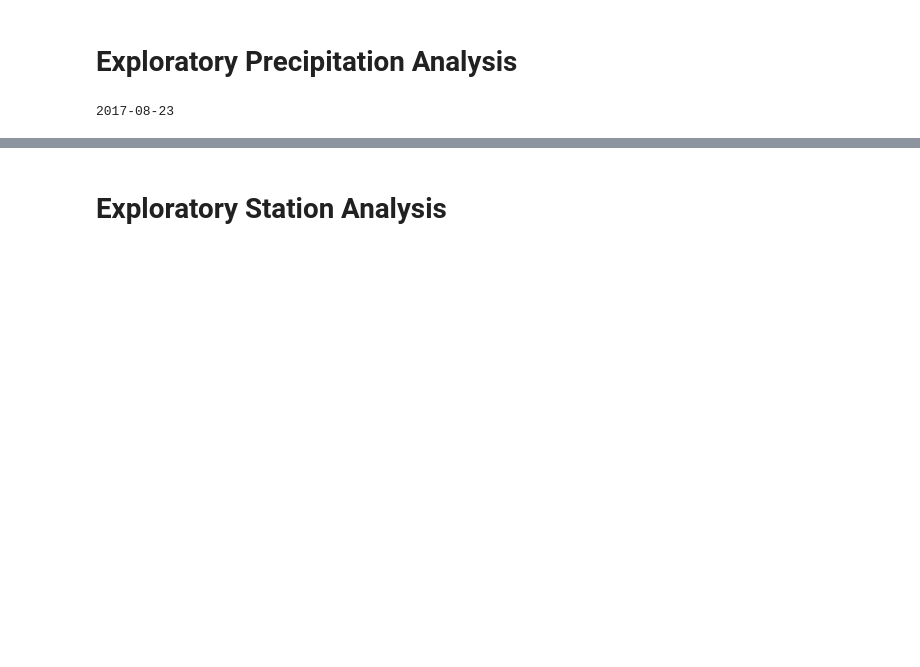
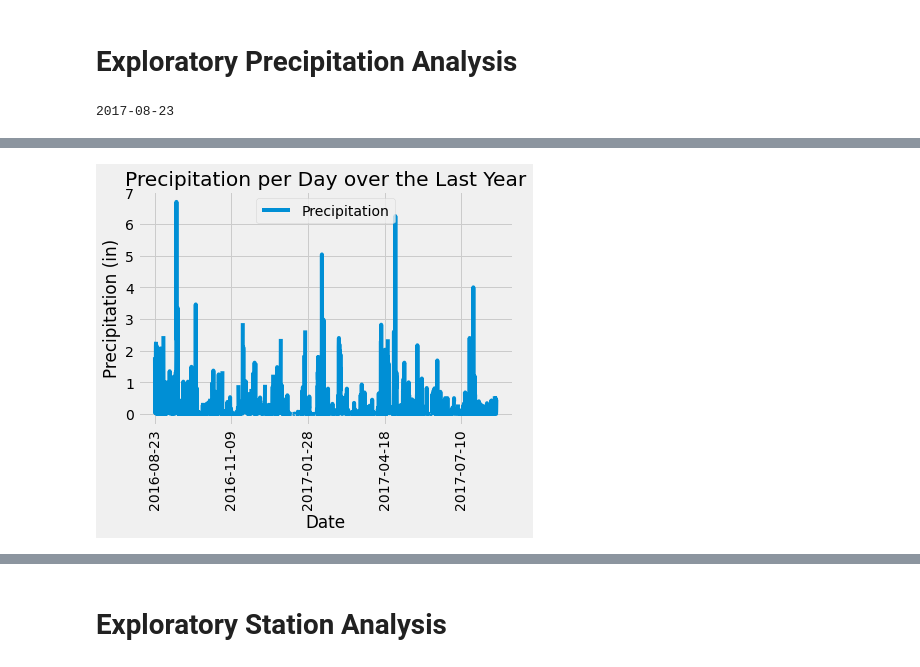
Before and after one commit to PatttyCakess/sqlalchemy-challenge, a Jupyter notebook: SurfsUp/climate_starter.ipynb, the cells around one changed output, grey strips where cells are left out. Drawn from its saved outputs; the diff is of its cells as text; code cells hidden in the pictures; blank space fills up the shorter version.

```diff
--- a/SurfsUp/climate_starter.ipynb
+++ b/SurfsUp/climate_starter.ipynb
@@ -85,10 +87,6 @@ latest_year = session.query(Measurement.date,Measurement.prcp).\
 filter(Measurement.date>=one_year_ago).all()
 # %%
 # Save the query results as a Pandas DataFrame and set the index to the date column
-latest_df = pd.DataFrame.from_records(latest_year,
-                                     index = 'Date',
-                                     columns = ["Date",
-                                               "Precipitation"])
-# Sort the dataframe by date
-latest_df.sort_index
-latest_df.index = pd.to_datetime(latest_df.index)
+latest_df = pd.DataFrame(latest_year,
+                             columns = ["Date",
+                                       "Precipitation"])
@@ -98,0 +93,6 @@ False
+# %%
+# Sort the dataframe by date
+latest_df = latest_df.sort_values("Date")
+# %%
+# Set the date to be the index
+latest_df.set_index("Date")
@@ -99,7 +114,12 @@ False
 # %%
 # Use Pandas Plotting with Matplotlib to plot the data
 
-# latest_df.plot(kind = 'bar')
-# plt.show()
+ax = latest_df.plot(x = "Date", y = "Precipitation")
+plt.xticks(rotation = 90)
+plt.title("Precipitation per Day over the Last Year")
+plt.ylabel("Precipitation (in)")
+plt.show()
+# %% [output]
+[figure, added]
 # %%
 # Use Pandas to calculate the summary statistics for the precipitation data
```
Also changed, not shown: parts of 15 cells of this notebook.
